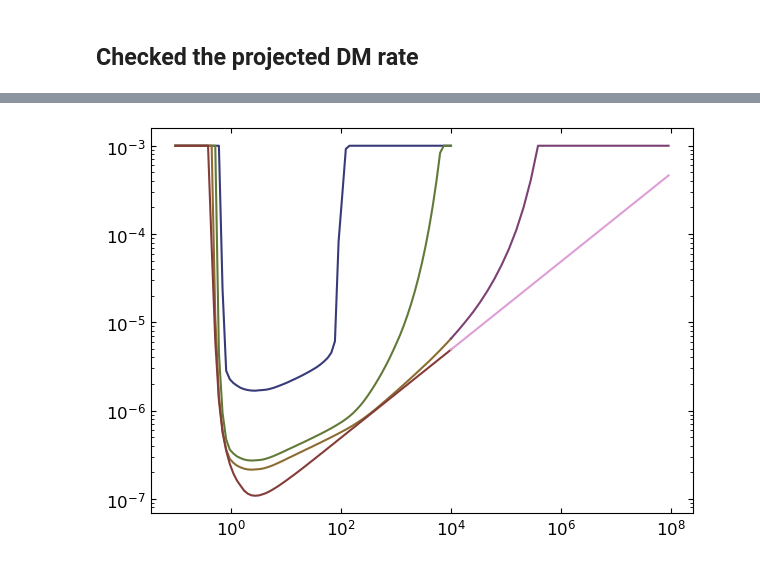
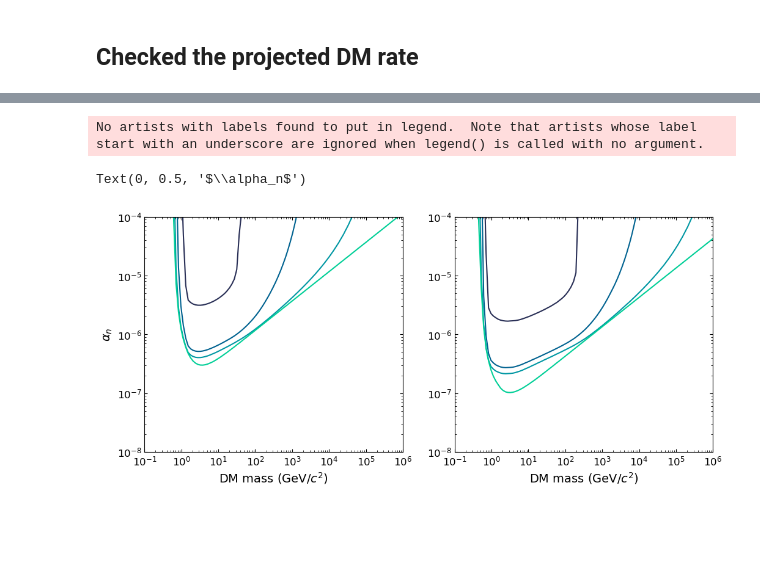
Before and after one commit to yuhants/dm_nanospheres, a Jupyter notebook: analysis_notebooks/sphere_combined_optimum_interval.ipynb, the cells around one changed output, grey strips where cells are left out. Drawn from its saved outputs; the diff is of its cells as text; code cells hidden in the pictures; blank space fills up the shorter version.

```diff
--- a/analysis_notebooks/sphere_combined_optimum_interval.ipynb
+++ b/analysis_notebooks/sphere_combined_optimum_interval.ipynb
@@ -43,24 +43,0 @@ Text(0, 0.5, '$dR / dq_z$ (Counts/keV/s)')
-# %%
-sphere = 'sphere_20250103'
-datasets = ['coarse', 'coarse_extended_right']
-mphi_lists = [[10, 1, 0.1, 0], [0.1, 0]]
-
-for i, dataset in enumerate(datasets):
-    for mphi in mphi_lists[i]:
-        if mphi == 0:
-            mphi_prefix = 'massless'
-        else:
-            mphi_prefix = f'{mphi:.0e}'
-
-        file = fr'/Users/yuhan/work/nanospheres/dm_nanospheres/data_processed/alpha_lim_optimum/alpha_lim_{sphere}_{dataset}_{mphi_prefix}.npz'
-        npz_file = np.load(file)
-
-        mx = npz_file['mx_gev']
-        alpha_lim = npz_file['alpha_lim']
-
-        plt.plot(mx, alpha_lim)
-
-plt.xscale('log')
-plt.yscale('log')
-# %% [output]
-[figure, removed]
@@ -66,0 +78,21 @@ plt.yscale('log')
+# %%
+mxs_0, alpha_lims_0 = get_all_alpha_limits('sphere_20241202', ['coarse', 'coarse_extended_right'], [[10, 1, 0.1, 0], [0.1, 0]])
+mxs_1, alpha_lims_1 = get_all_alpha_limits('sphere_20250103', ['coarse', 'coarse_extended_right'], [[10, 1, 0.1, 0], [0.1, 0]])
+
+fig, axes = plt.subplots(1, 2, figsize=(12, 5))
+axes[0] = plot_alpha_lims(axes[0], mxs_0, alpha_lims_0)
+axes[1] = plot_alpha_lims(axes[1], mxs_1, alpha_lims_1)
+
+for ax in axes:
+    ax.set_xlim(1e-1, 1e6)
+    ax.set_ylim(1e-8, 1e-4)
+    ax.set_yscale('log')
+    ax.set_xscale('log')
+    ax.set_xlabel(r'DM mass (GeV/$c^2$)')
+
+axes[1].legend(frameon=False)
+axes[0].set_ylabel(r'$\alpha_n$')
+# %% [output]
+No artists with labels found to put in legend.  Note that artists whose label start with an underscore are ignored when legend() is called with no argument.
+Text(0, 0.5, '$\\alpha_n$')
+[figure, added]
```
Also changed, not shown: parts of 13 cells of this notebook, 33 other files.
